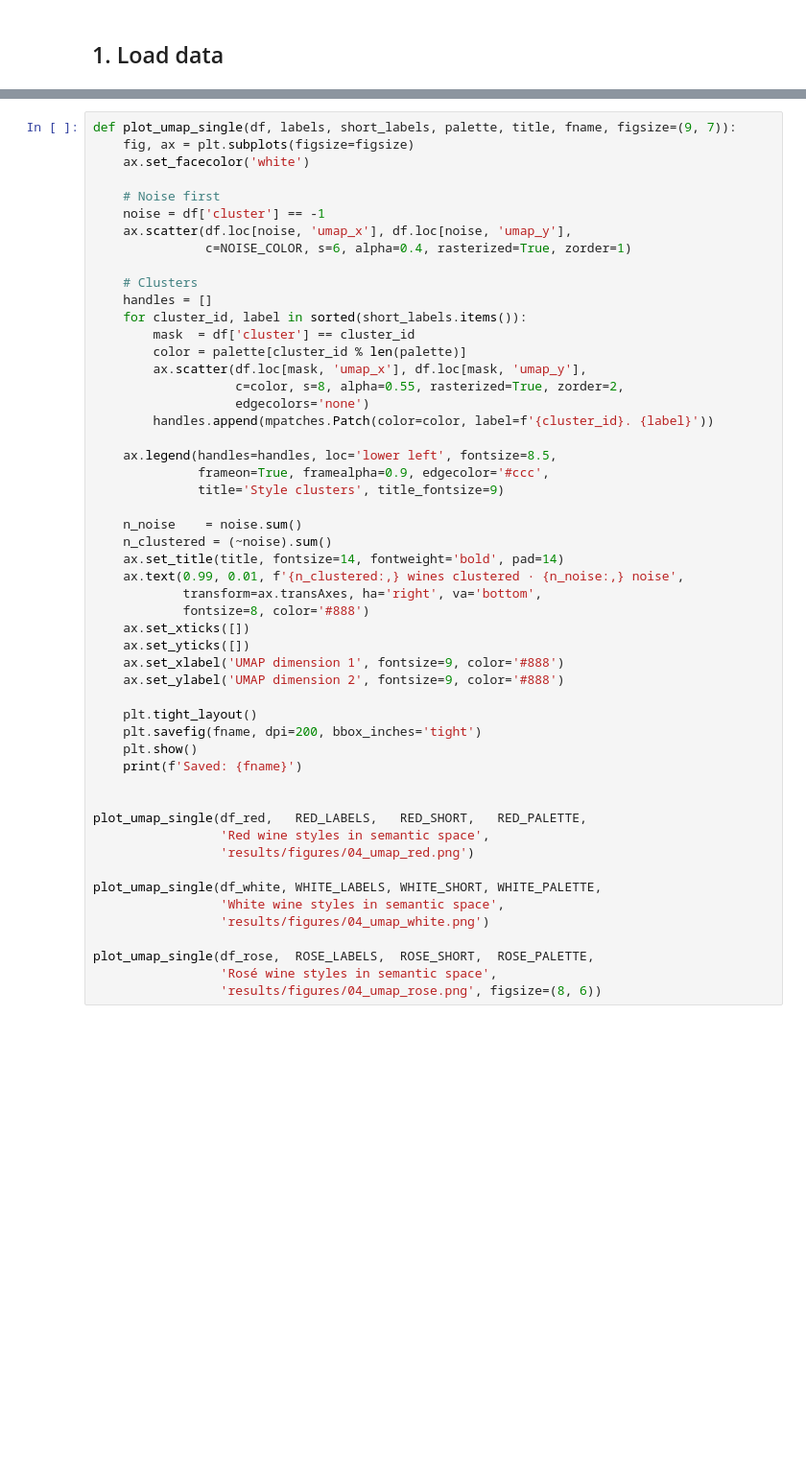
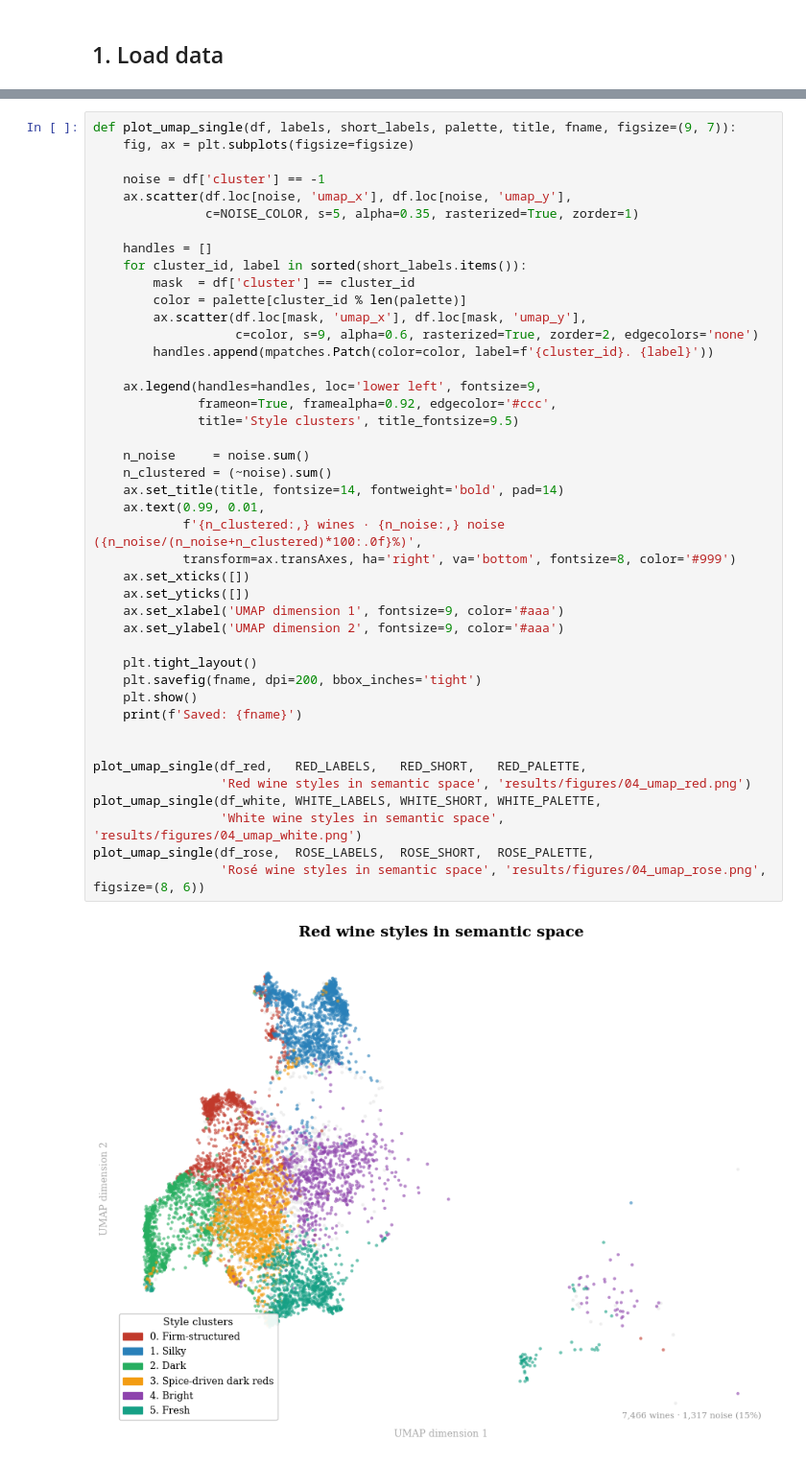
Before and after one commit to sbv239/wine-style-clustering, a Jupyter notebook: notebooks/04_visualisation.ipynb, the cells around one changed output, grey strips where cells are left out. Shown at 96% size. Saved outputs shown, nothing was run; the diff lists cells and outputs as text; blank space fills up the shorter version.

```diff
--- a/notebooks/04_visualisation.ipynb
+++ b/notebooks/04_visualisation.ipynb
@@ -89,52 +112,45 @@ One publication-ready figure per colour. Noise shown as light grey.
 # %%
 def plot_umap_single(df, labels, short_labels, palette, title, fname, figsize=(9, 7)):
     fig, ax = plt.subplots(figsize=figsize)
-    ax.set_facecolor('white')
 
-    # Noise first
     noise = df['cluster'] == -1
     ax.scatter(df.loc[noise, 'umap_x'], df.loc[noise, 'umap_y'],
-               c=NOISE_COLOR, s=6, alpha=0.4, rasterized=True, zorder=1)
+               c=NOISE_COLOR, s=5, alpha=0.35, rasterized=True, zorder=1)
 
-    # Clusters
     handles = []
     for cluster_id, label in sorted(short_labels.items()):
         mask  = df['cluster'] == cluster_id
         color = palette[cluster_id % len(palette)]
         ax.scatter(df.loc[mask, 'umap_x'], df.loc[mask, 'umap_y'],
-                   c=color, s=8, alpha=0.55, rasterized=True, zorder=2,
-                   edgecolors='none')
+                   c=color, s=9, alpha=0.6, rasterized=True, zorder=2, edgecolors='none')
         handles.append(mpatches.Patch(color=color, label=f'{cluster_id}. {label}'))
 
-    ax.legend(handles=handles, loc='lower left', fontsize=8.5,
-              frameon=True, framealpha=0.9, edgecolor='#ccc',
-              title='Style clusters', title_fontsize=9)
+    ax.legend(handles=handles, loc='lower left', fontsize=9,
+              frameon=True, framealpha=0.92, edgecolor='#ccc',
+              title='Style clusters', title_fontsize=9.5)
 
-    n_noise    = noise.sum()
+    n_noise     = noise.sum()
     n_clustered = (~noise).sum()
     ax.set_title(title, fontsize=14, fontweight='bold', pad=14)
-    ax.text(0.99, 0.01, f'{n_clustered:,} wines clustered · {n_noise:,} noise',
-            transform=ax.transAxes, ha='right', va='bottom',
-            fontsize=8, color='#888')
+    ax.text(0.99, 0.01,
+            f'{n_clustered:,} wines · {n_noise:,} noise ({n_noise/(n_noise+n_clustered)*100:.0f}%)',
+            transform=ax.transAxes, ha='right', va='bottom', fontsize=8, color='#999')
     ax.set_xticks([])
     ax.set_yticks([])
-    ax.set_xlabel('UMAP dimension 1', fontsize=9, color='#888')
-    ax.set_ylabel('UMAP dimension 2', fontsize=9, color='#888')
+    ax.set_xlabel('UMAP dimension 1', fontsize=9, color='#aaa')
+    ax.set_ylabel('UMAP dimension 2', fontsize=9, color='#aaa')
 
     plt.tight_layout()
     plt.savefig(fname, dpi=200, bbox_inches='tight')
     plt.show()
     print(f'Saved: {fname}')
 
 
 plot_umap_single(df_red,   RED_LABELS,   RED_SHORT,   RED_PALETTE,
-                 'Red wine styles in semantic space',
-                 'results/figures/04_umap_red.png')
-
+                 'Red wine styles in semantic space', 'results/figures/04_umap_red.png')
 plot_umap_single(df_white, WHITE_LABELS, WHITE_SHORT, WHITE_PALETTE,
-                 'White wine styles in semantic space',
-                 'results/figures/04_umap_white.png')
-
+                 'White wine styles in semantic space', 'results/figures/04_umap_white.png')
 plot_umap_single(df_rose,  ROSE_LABELS,  ROSE_SHORT,  ROSE_PALETTE,
-                 'Rosé wine styles in semantic space',
-                 'results/figures/04_umap_rose.png', figsize=(8, 6))
+                 'Rosé wine styles in semantic space', 'results/figures/04_umap_rose.png', figsize=(8, 6))
+# %% [output]
+[figure, added]
```
Also changed, not shown: parts of 17 cells of this notebook, 6 other files.
